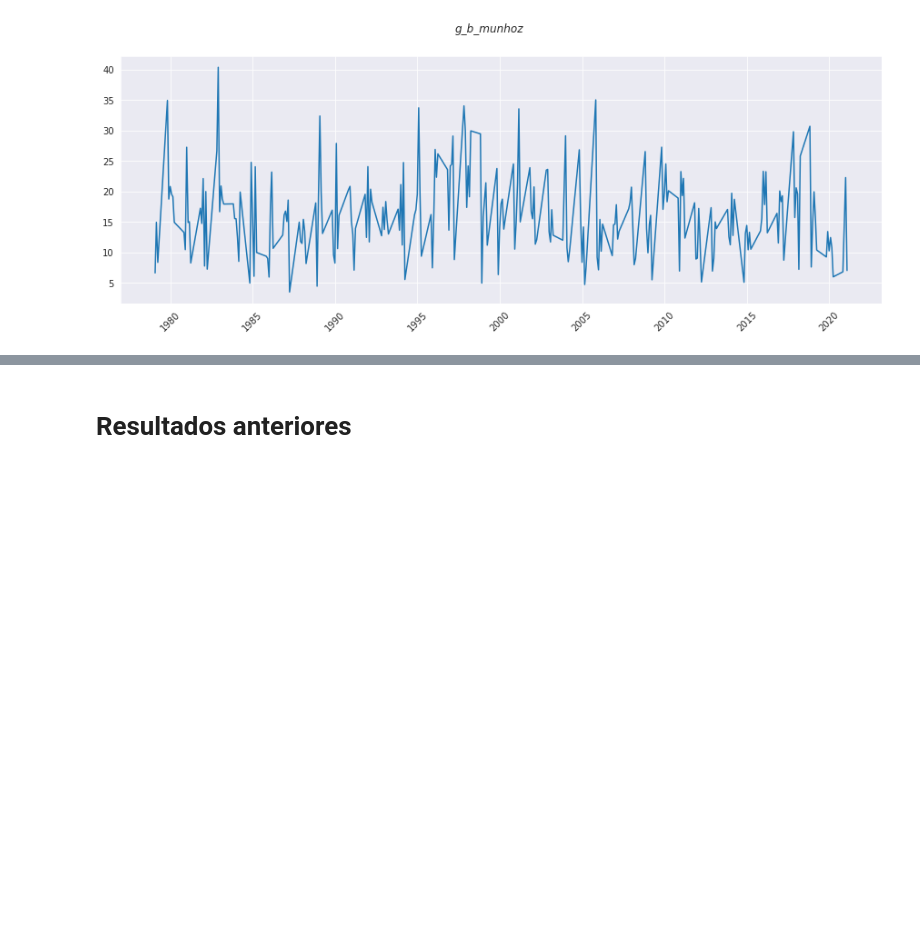
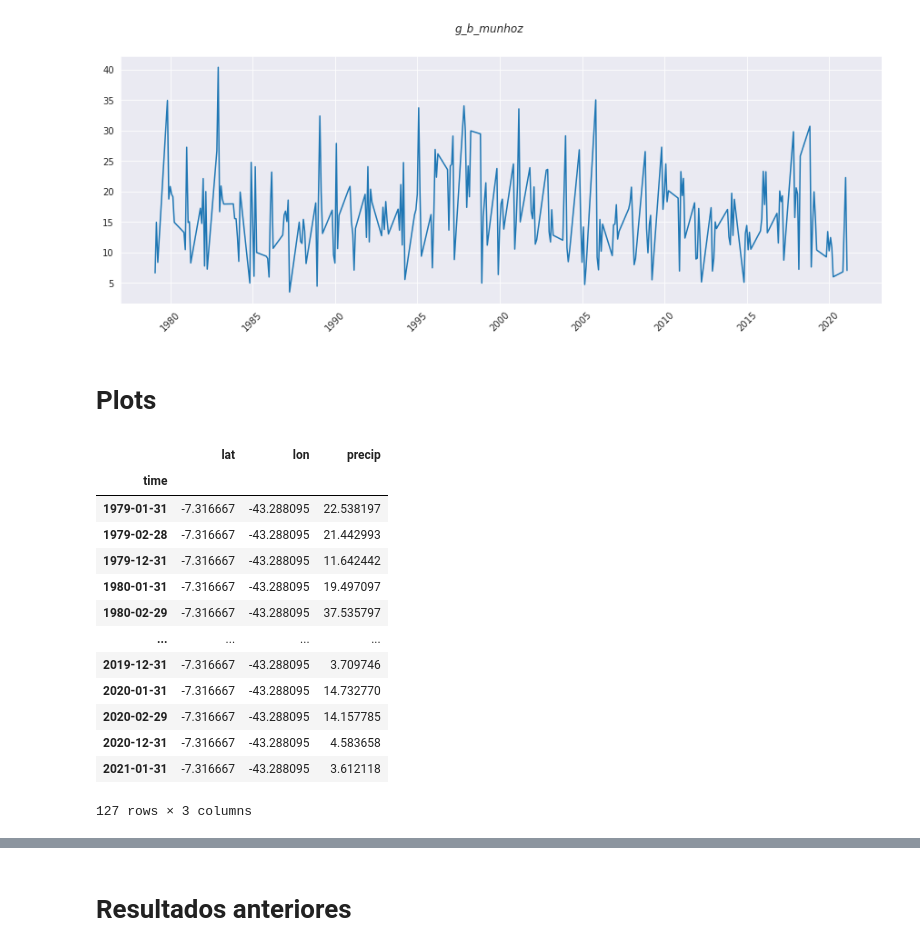
Before and after one commit to g-almeida/Climatology, a Jupyter notebook: Mod/UsinCut.ipynb, the cells around one changed output, grey strips where cells are left out. Saved outputs shown, nothing was run; the diff lists cells and outputs as text; code cells hidden in the pictures; blank space fills up the shorter version.

```diff
--- a/Mod/UsinCut.ipynb
+++ b/Mod/UsinCut.ipynb
@@ -140,3 +143,5 @@ figura(us_list[6])
 figura(us_list[7])
 # %% [output]
 [figure]
+# %% [markdown]
+# Plots
@@ -142,0 +168,6 @@ figura(us_list[7])
+# %%
+def DJF(ds):
+    c = xr.Dataset(ds)
+    c = c.where((c['time.month']==2) | (c['time.month']==1) | (c['time.month']==12)).dropna(dim='time').to_dataframe()
+
+    return c
@@ -142,0 +188,17 @@ figura(us_list[7])
+# %%
+DJF(BE)
+# %% [output]
+|  | lat | lon | precip |
+| time |  |  |  |
+| 1979-01-31 | -7.316667 | -43.288095 | 22.538197 |
+| 1979-02-28 | -7.316667 | -43.288095 | 21.442993 |
+| 1979-12-31 | -7.316667 | -43.288095 | 11.642442 |
+| 1980-01-31 | -7.316667 | -43.288095 | 19.497097 |
+| 1980-02-29 | -7.316667 | -43.288095 | 37.535797 |
+| ... | ... | ... | ... |
+| 2019-12-31 | -7.316667 | -43.288095 | 3.709746 |
+| 2020-01-31 | -7.316667 | -43.288095 | 14.732770 |
+| 2020-02-29 | -7.316667 | -43.288095 | 14.157785 |
+| 2020-12-31 | -7.316667 | -43.288095 | 4.583658 |
+| 2021-01-31 | -7.316667 | -43.288095 | 3.612118 |
+127 rows × 3 columns
```
Also changed, not shown: parts of 5 cells of this notebook, 10 other files.
